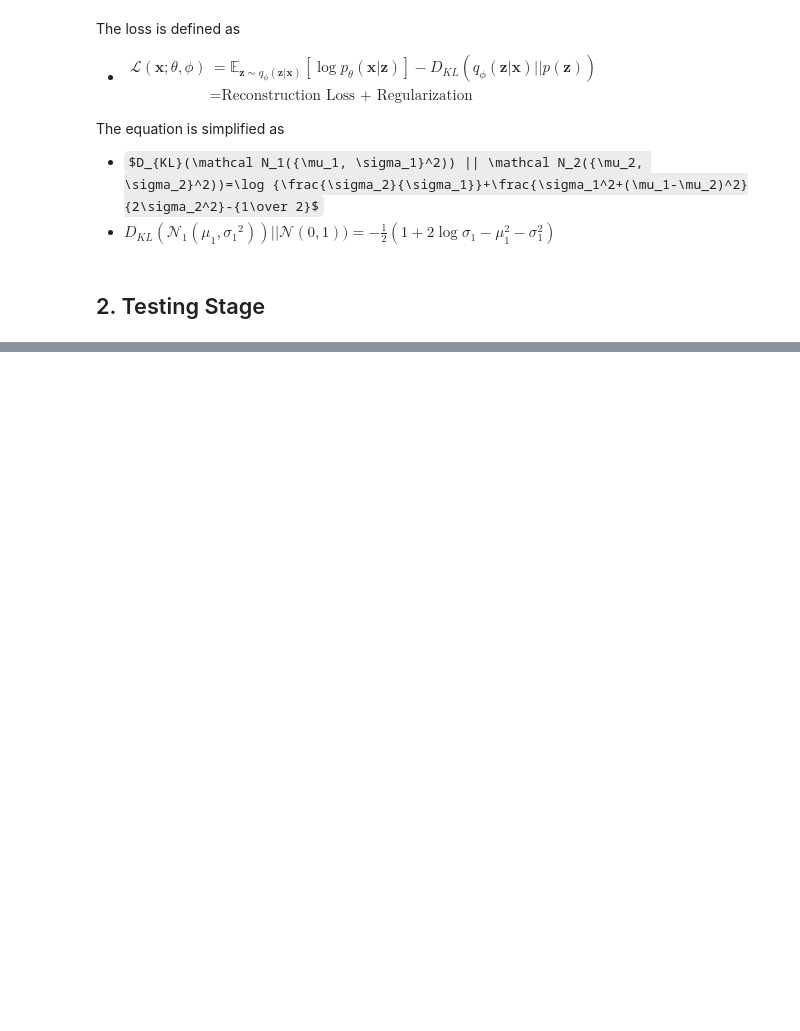
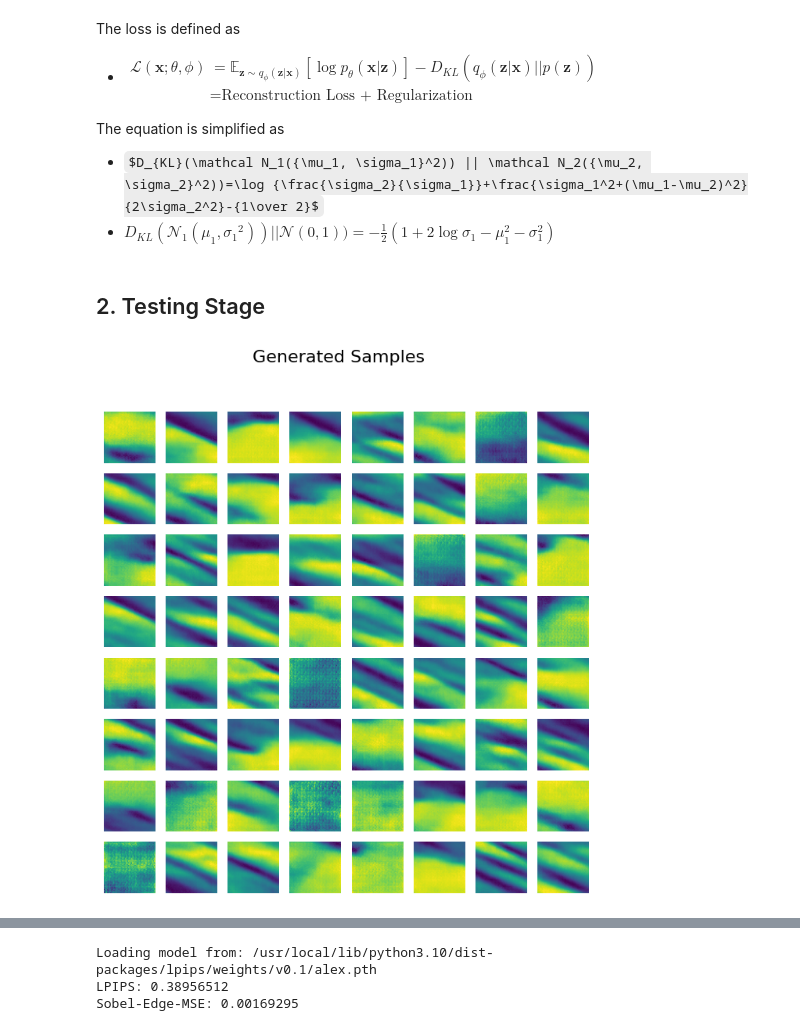
Before and after one commit to benchoi93/DGMinTransportation, a Jupyter notebook: Section4.2_Generating_Highway_Traffic_Speed_Contour/Section4.2.2_VAE.ipynb, the cells around one changed output, grey strips where cells are left out. Saved outputs shown, nothing was run; the diff lists cells and outputs as text; code cells hidden in the pictures; some formulas as TeX source; blank space fills up the shorter version.

```diff
--- a/Section4.2_Generating_Highway_Traffic_Speed_Contour/Section4.2.2_VAE.ipynb
+++ b/Section4.2_Generating_Highway_Traffic_Speed_Contour/Section4.2.2_VAE.ipynb
@@ -150,17 +151,23 @@ print("VAE model saved.")
 # %% [markdown]
 ## 2. Testing Stage
 # %%
-def visualize_generated_samples(model, z_dim, device, nrows=8, ncols=8, save_path="img/VAE_result.png"):
+import os
+import numpy as np
+import matplotlib.pyplot as plt
+import torch
+
+def visualize_generated_samples(model, z_dim, device, save_path, model_name,
+                                real_images, nrows=8, ncols=8):
     model.eval()
     with torch.no_grad():
-        z = torch.randn(nrows * ncols, z_dim).to(device)
-        samples = model.decode(z).cpu().numpy()
+        z_600 = torch.randn(600, z_dim).to(device)
+        samples_600 = model.decode(z_600).cpu().numpy()
 
     fig, ax = plt.subplots(nrows, ncols, figsize=(8, 8))
     for i in range(nrows):
         for j in range(ncols):
             idx = i * ncols + j
-            ax[i, j].imshow(samples[idx][0, :, :], origin="lower", cmap="viridis")
+            ax[i, j].imshow(samples_600[idx][0, :, :], origin="lower", cmap="viridis")
             ax[i, j].axis("off")
     plt.suptitle("Generated Samples", fontsize=16)
 
@@ -168,14 +175,43 @@ def visualize_generated_samples(model, z_dim, device, nrows=8, ncols=8, save_pat
     plt.savefig(save_path, dpi=500)
     plt.show()
     plt.close()
+
+    if real_images is not None:
+        if samples_600.shape[1] == 1:
+            generated_images = samples_600[:, 0, :, :]
+        else:
+            generated_images = np.mean(samples_600, axis=1)
+        mse_score = evaluate_mse(real_images, generated_images, [2])
+        print(f"MSE: {mse_score}")
+
+        lpips_score = evaluate_lpips(real_images, generated_images, device, match_mode="best_match")
+        print(f"LPIPS: {lpips_score:.8f}")
+
+        sobel_mse = evaluate_sobel_edge_mse(real_images, generated_images, match_mode="best_match")
+        print(f"Sobel-Edge-MSE: {sobel_mse:.8f}")
+
+    return None
 # %%
 # Can use CPU in the inference, but highly recommended to use GPU
 # device = torch.device("cpu")
 device = torch.device("cuda" if torch.cuda.is_available() else "cpu")
+
+data_path = '../dataset/i24_normalized.pt'
+dataset = torch.load(data_path)
+input_dim = dataset.shape[1]
+real_images = dataset[:600].squeeze(1).numpy()
+
+z_dim = 64
 
 model = VAE(z_dim, input_dim).to(device)
 model.load_state_dict(torch.load("models/vae_model.pth", map_location=device))
 model.eval()
 
 os.makedirs("img", exist_ok=True)
-visualize_generated_samples(model, z_dim, device, nrows=8, ncols=8, save_path="img/VAE_result.png")
+
+evaluation_results = visualize_generated_samples(model, z_dim, device,
+                                                 save_path="img/VAE_result.png",
+                                                 model_name="VAE",
+                                                 real_images=real_images)
+# %% [output]
+[figure, added]
@@ -181,0 +220,3 @@ visualize_generated_samples(model, z_dim, device, nrows=8, ncols=8, save_path="i
+Loading model from: /usr/local/lib/python3.10/dist-packages/lpips/weights/v0.1/alex.pth
+LPIPS: 0.38956512
+Sobel-Edge-MSE: 0.00169295
```
Also changed, not shown: parts of 2 cells of this notebook, 15 other files.
